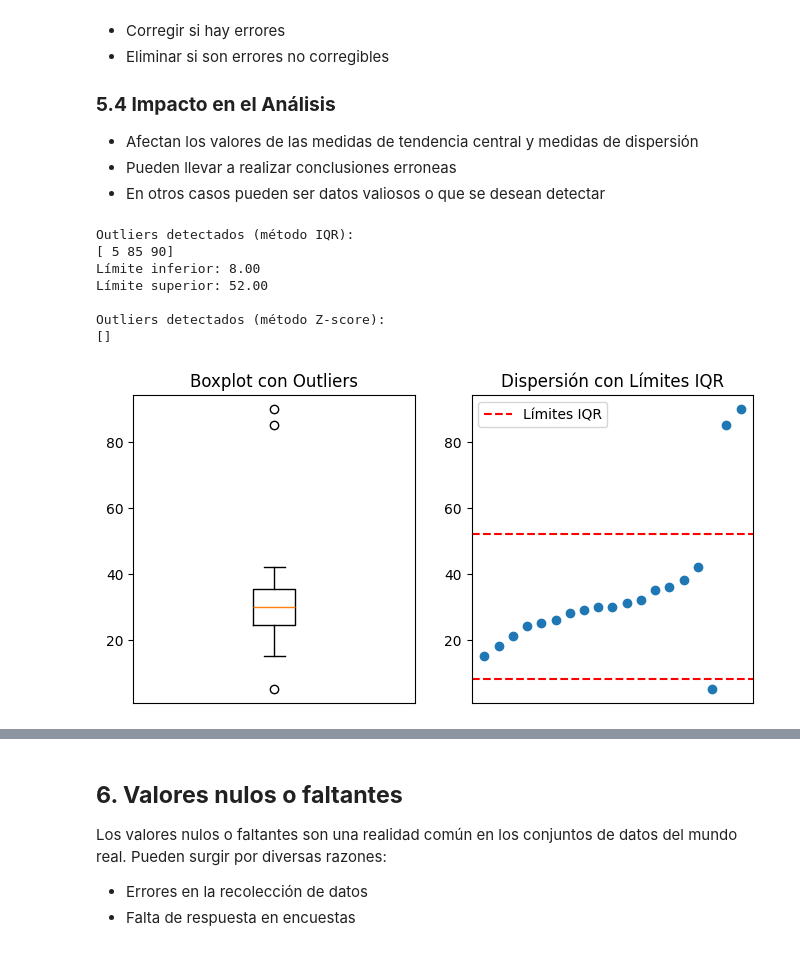
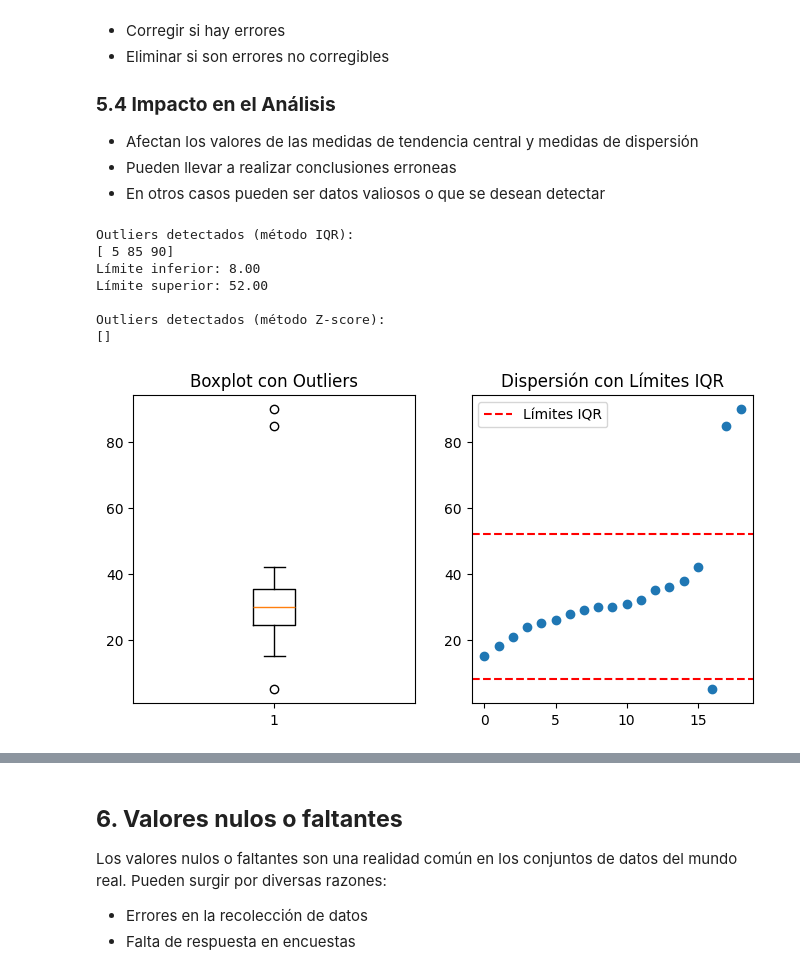
Before and after one commit to MungSirfalas/udla, a Jupyter notebook: diplomado_marketing_analytics/exploracion_de_datos/semana_1/lectura_estadistica_descriptiva_y_visualizacion_datos.ipynb, the cells around one changed output, grey strips where cells are left out. Saved outputs shown, nothing was run; the diff lists cells and outputs as text; code cells hidden in the pictures.

```diff
--- a/diplomado_marketing_analytics/exploracion_de_datos/semana_1/lectura_estadistica_descriptiva_y_visualizacion_datos.ipynb
+++ b/diplomado_marketing_analytics/exploracion_de_datos/semana_1/lectura_estadistica_descriptiva_y_visualizacion_datos.ipynb
@@ -332,35 +351,31 @@ outliers_zscore = detectar_outliers_zscore(datos_con_outliers)
 
 print("Outliers detectados (método IQR):")
 print(outliers_iqr)
 print(f"Límite inferior: {lim_inf:.2f}")
 print(f"Límite superior: {lim_sup:.2f}")
 
 print("\nOutliers detectados (método Z-score):")
 print(outliers_zscore)
 
 # Visualizar datos con outliers
 plt.figure(figsize=(8, 4))
 plt.subplot(1, 2, 1)
 plt.boxplot(datos_con_outliers)
 plt.title('Boxplot con Outliers')
-plt.xticks(visible=False)
-plt.tick_params(bottom=False)
 
 plt.subplot(1, 2, 2)
 plt.scatter(range(len(datos_con_outliers)), datos_con_outliers)
 plt.axhline(y=lim_sup, color='r', linestyle='--', label='Límites IQR')
 plt.axhline(y=lim_inf, color='r', linestyle='--')
-plt.xticks(visible=False)
-plt.tick_params(bottom=False)
 plt.legend()
 plt.title('Dispersión con Límites IQR')
 plt.show()
 # %% [output]
 Outliers detectados (método IQR):
 [ 5 85 90]
 Límite inferior: 8.00
 Límite superior: 52.00
 
 Outliers detectados (método Z-score):
 []
-[figure, old version]
+[figure, new version]
```
Also changed, not shown: parts of 21 cells of this notebook, 1 other file.
